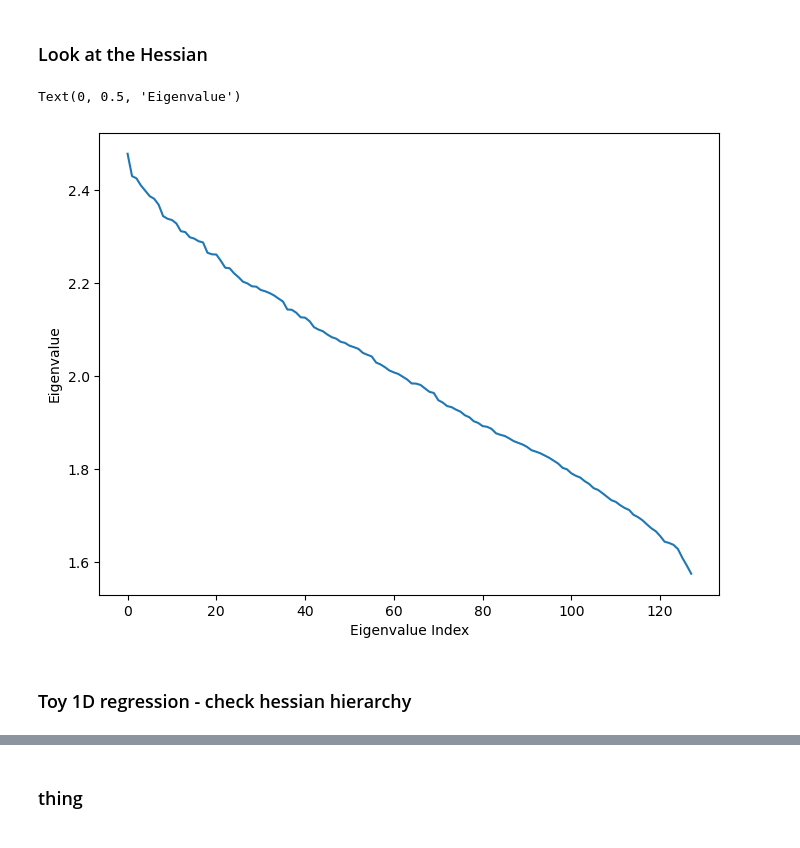
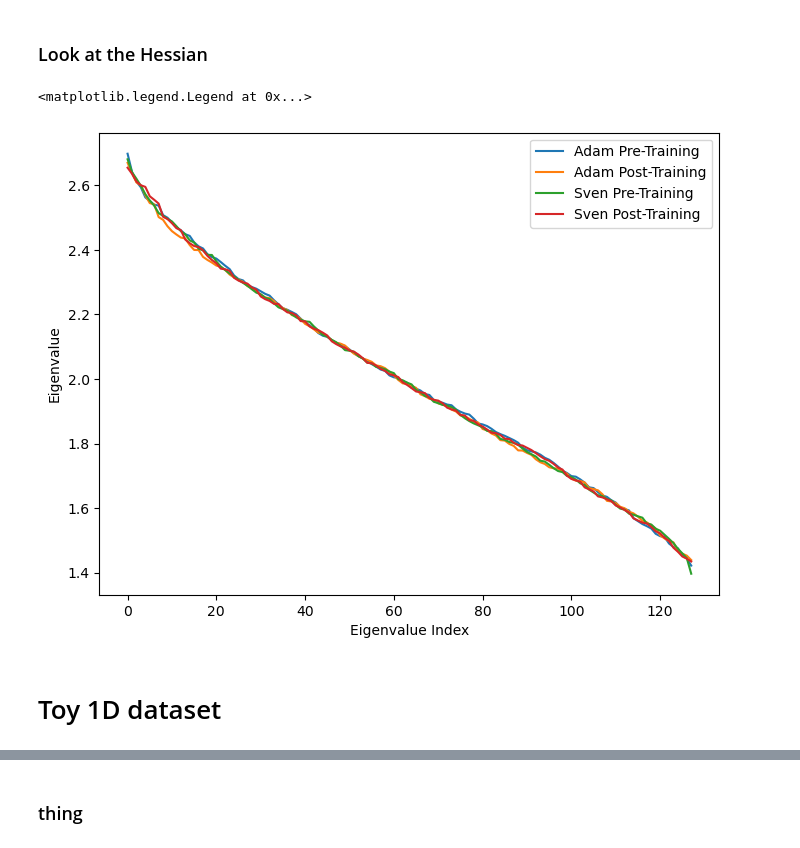
Before and after one commit to sambt/sven-experiments, a Jupyter notebook: notebooks_new/linear_model_hessian.ipynb, the cells around one changed output, grey strips where cells are left out. Saved outputs shown, nothing was run; the diff lists cells and outputs as text; code cells hidden in the pictures.

Commit message:
hessian notebooks

```diff
--- a/notebooks_new/linear_model_hessian.ipynb
+++ b/notebooks_new/linear_model_hessian.ipynb
@@ -72,7 +109,17 @@ def loss_fn(pred,y):
 train_loader = DataLoader(train_dataset, batch_size=batch_size, shuffle=True, generator=torch.Generator().manual_seed(LOADER_SEED))
 test_loader = DataLoader(val_dataset, batch_size=256, shuffle=False)
 
+x_pre, y_pre = train_dataset[torch.randperm(len(train_dataset))[:5000]]
+H_pre = get_hessian(model_adam, x_pre.to(device), y_pre.to(device), loss_fn)
+eigs_pre = torch.linalg.eigvalsh(H_pre)
+del H_pre
+
 model_adam, losses_adam = train_loop_standard(model_adam, optimizer, loss_fn, train_loader, test_loader, n_epoch, device, track_acc=True)
+
+x_post, y_post = train_dataset[torch.randperm(len(train_dataset))[:5000]]
+H_post = get_hessian(model_adam, x_post.to(device), y_post.to(device), loss_fn)
+eigs_post = torch.linalg.eigvalsh(H_post)
+del H_post
 # %% [output]
 Using device cpu
 # %% [markdown]
@@ -96,10 +143,18 @@ optimizer = Sven(model_svd,lr=LR_SVD,k=K,rtol=RTOL,track_svd_info=True,svd_mode=
 train_loader = DataLoader(train_dataset, batch_size=batch_size, shuffle=True, generator=torch.Generator().manual_seed(LOADER_SEED))
 test_loader = DataLoader(val_dataset, batch_size=256, shuffle=False)
 
+x_pre_sven, y_pre_sven = train_dataset[torch.randperm(len(train_dataset))[:5000]]
+H_pre_sven = get_hessian_sven(model_svd, x_pre_sven.to(device), y_pre_sven.to(device))
+eigs_pre_sven = torch.linalg.eigvalsh(H_pre_sven)
+del H_pre_sven
+
 model_svd, losses_svd, optimizer = train_loop_svd(model_svd,optimizer,loss_fn,train_loader,test_loader,n_epoch,device,track_acc=True)
 svd_info = optimizer.svd_info
 
-torch.compiler.reset()
+x_post_sven, y_post_sven = train_dataset[torch.randperm(len(train_dataset))[:5000]]
+H_post_sven = get_hessian_sven(model_svd, x_post_sven.to(device), y_post_sven.to(device))
+eigs_post_sven = torch.linalg.eigvalsh(H_post_sven)
+del H_post_sven
 # %% [markdown]
 ### Compare
 # %%
@@ -145,13 +173,17 @@ eigvals, eigvecs = torch.linalg.eigh(H)
 # %%
 plt.figure(figsize=(8,6))
-plt.plot(eigvals.numpy()[::-1])
+plt.plot(eigs_pre.numpy()[::-1], label='Adam Pre-Training')
+plt.plot(eigs_post.numpy()[::-1], label='Adam Post-Training')
+plt.plot(eigs_pre_sven.numpy()[::-1], label='Sven Pre-Training')
+plt.plot(eigs_post_sven.numpy()[::-1], label='Sven Post-Training')
 plt.xlabel("Eigenvalue Index")
 plt.ylabel("Eigenvalue")
+plt.legend()
 # %% [output]
-Text(0, 0.5, 'Eigenvalue')
+<matplotlib.legend.Legend at 0x...>
-[figure, old version]
+[figure, new version]
 # %% [markdown]
-### Toy 1D regression - check hessian hierarchy
+# Toy 1D dataset
 # %%
 from experiments.datasets import Toy1DRegressionDataset
 
```
Also changed, not shown: parts of 47 cells of this notebook.
